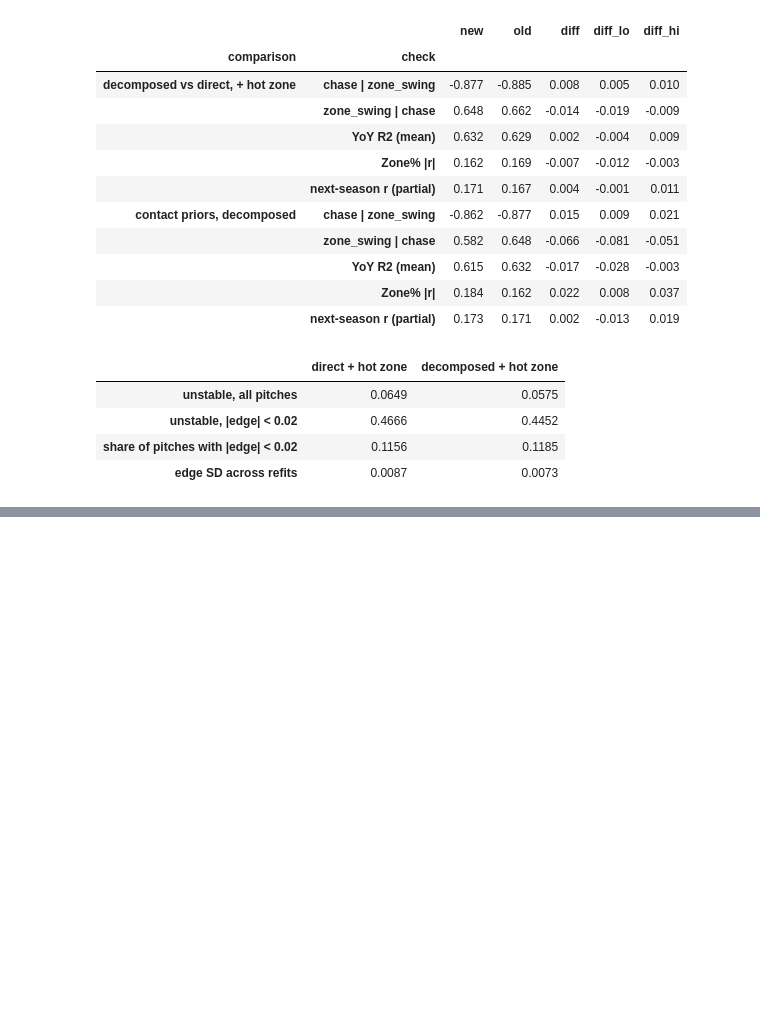
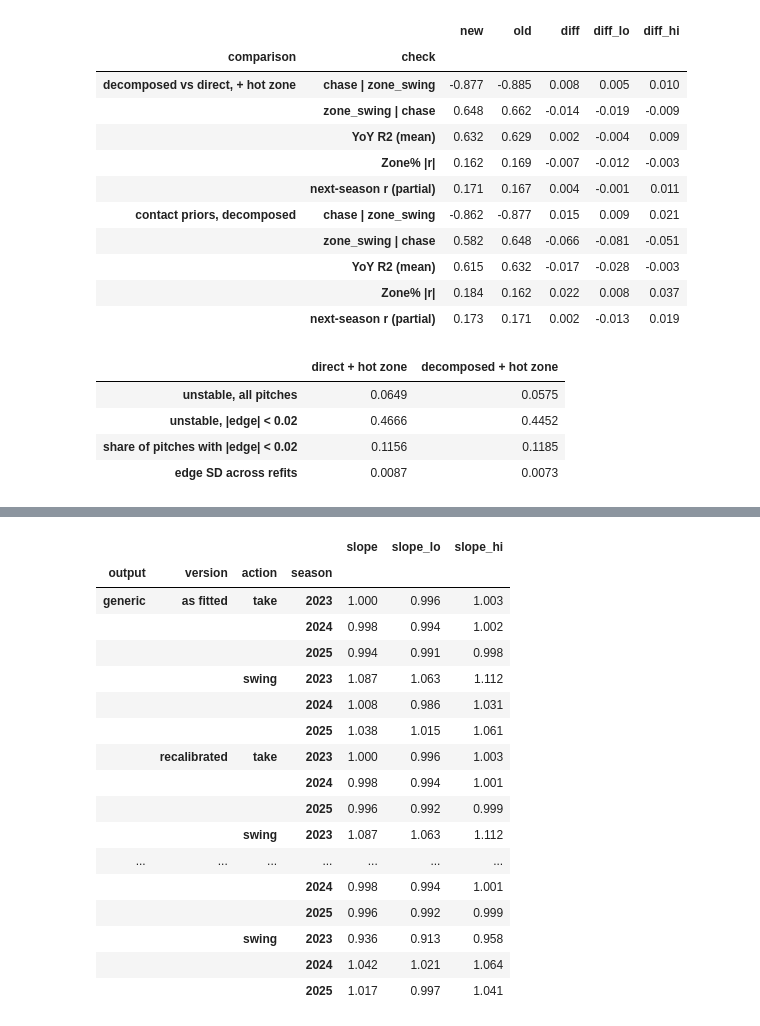
Before and after one commit to Jack1021ohoh/batter_decision_value, a Jupyter notebook: notebooks/v4_decomposition.ipynb, the cells around one changed output, grey strips where cells are left out. Drawn from its saved outputs; the diff is of its cells as text; code cells hidden in the pictures; blank space fills up the shorter version.

```diff
--- a/notebooks/v4_decomposition.ipynb
+++ b/notebooks/v4_decomposition.ipynb
@@ -389,33 +380,0 @@ selection step decided.
-# %%
-CURRENT_RECALIBRATE = True          # v3's selection step recalibrated the chosen model
-current = (E.run_folds(pdf, V3_FEATURES + ['hot_zone'], PF, fit=fit_direct, recalibrate=True)
-           if CURRENT_RECALIBRATE else b4['direct + hot zone'])
-v1_run = E.run_folds(pdf, V1_FEATURES, PF, fit=fit_direct)
-
-h = v1_run.held
-inz = D.in_rulebook_zone(h, ball_edge=True)
-k_ = ['season', 'batter']
-rates = pd.DataFrame({'o_swing': h[~inz].groupby(k_, observed=True).swing.mean(),
-                      'z_swing': h[inz].groupby(k_, observed=True).swing.mean(),
-                      'pitches': h.groupby(k_, observed=True).size()}).reset_index()
-rates = rates[rates.pitches >= E.QUALIFY_PITCHES]
-
-def as_scores(values):
-    s = rates[k_ + ['pitches']].assign(raw=values)
-    z = s.groupby('season').raw.transform(lambda v: (v - v.mean()) / v.std(ddof=0))
-    return s.assign(decision_value=100 + 10 * z)
-
-def checks_from_scores(scores, label):
-    return {'variant': label,
-            'YoY R2 (mean)': round(E.yoy_reliability(scores).r2.mean(), 3),
-            'Zone% |r|': round(E.zone_pct_correlation(h, scores).r.abs().mean(), 3),
-            'next-season r (partial)': round(E.predictive_validity(h, scores).r_partial.mean(), 3)}
-
-bench = pd.DataFrame([
-    {**E.metric_checks(v1_run.held, 'y_pred')['summary'], 'variant': 'v1 as designed (chosen_value)'},
-    row(current, 'current model (v3 selection)'),
-    row(b4['decomposed + hot zone'], 'decomposed + hot zone'),
-    checks_from_scores(as_scores(-rates.o_swing), 'O-Swing% (negated)'),
-    checks_from_scores(as_scores(rates.z_swing - rates.o_swing), 'Z-Swing% − O-Swing%'),
-]).set_index('variant')
-bench[SHOW]
@@ -429,0 +417,25 @@ bench[SHOW]
+# %%
+cal = pd.concat({(name, version): E.calibration_table(r)
+                 for name in outputs_fitted
+                 for version, r in [('as fitted', outputs_fitted[name]), ('recalibrated', recal[name])]},
+                names=['output', 'version'])
+cal.round(3)
+# %% [output]
+|  |  |  |  | slope | slope_lo | slope_hi |
+| output | version | action | season |  |  |  |
+| generic | as fitted | take | 2023 | 1.000 | 0.996 | 1.003 |
+|  |  |  | 2024 | 0.998 | 0.994 | 1.002 |
+|  |  |  | 2025 | 0.994 | 0.991 | 0.998 |
+|  |  | swing | 2023 | 1.087 | 1.063 | 1.112 |
+|  |  |  | 2024 | 1.008 | 0.986 | 1.031 |
+|  |  |  | 2025 | 1.038 | 1.015 | 1.061 |
+|  | recalibrated | take | 2023 | 1.000 | 0.996 | 1.003 |
+|  |  |  | 2024 | 0.998 | 0.994 | 1.001 |
+|  |  |  | 2025 | 0.996 | 0.992 | 0.999 |
+|  |  | swing | 2023 | 1.087 | 1.063 | 1.112 |
+| ... | ... | ... | ... | ... | ... | ... |
+|  |  |  | 2024 | 0.998 | 0.994 | 1.001 |
+|  |  |  | 2025 | 0.996 | 0.992 | 0.999 |
+|  |  | swing | 2023 | 0.936 | 0.913 | 0.958 |
+|  |  |  | 2024 | 1.042 | 1.021 | 1.064 |
+|  |  |  | 2025 | 1.017 | 0.997 | 1.041 |
```
Also changed, not shown: parts of 13 cells of this notebook, 1 other file.
